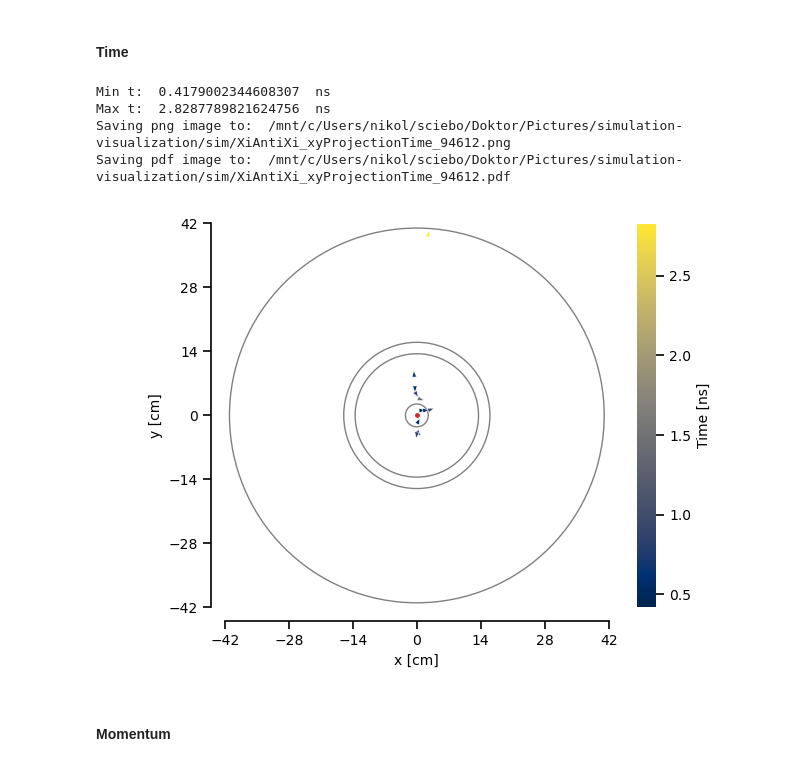
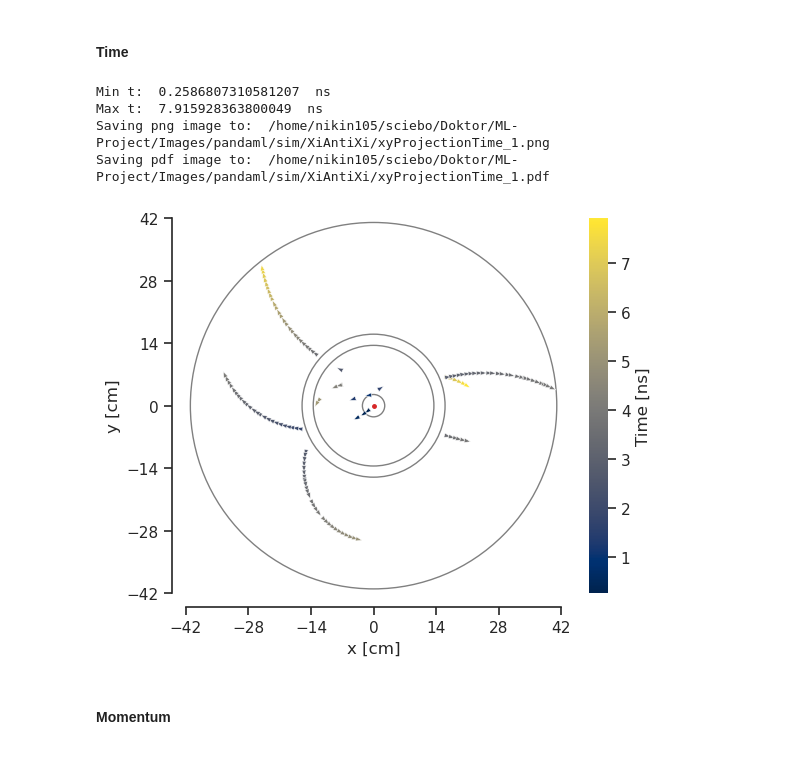
Before and after one commit to fairtrkx/pandaml, a Jupyter notebook: visualization/notebooks/plotSim.ipynb, the cells around one changed output. Saved outputs shown, nothing was run; the diff lists cells and outputs as text; code cells hidden in the pictures.

```diff
--- a/visualization/notebooks/plotSim.ipynb
+++ b/visualization/notebooks/plotSim.ipynb
@@ -47,0 +45,3 @@ Simulation root file:
+# %%
+imagePath = os.getenv("PANDAML_IMAGE_PATH") + "/sim/" + projectName
+print("Images will be saved in", imagePath)
@@ -48,5 +52,5 @@ Simulation root file:
 # %%
-simFile = rootFilePath  + "/" + projectName + "_sim.root"
+simFile = os.getenv("SIM_FILE_PATH")  + "/" + projectName + "/root/" + projectName + "_sim.root"
 print("Input simulation file: ",simFile)
 mcPoint_params = uproot.open(simFile+":pndsim")
 # %% [output]
@@ -357,39 +356,39 @@ plt.ylim(-42, 42)
 x_ticks = np.linspace(-42, 42, num=7)
 y_ticks = np.linspace(-42, 42, num=7)
 ax.set_xticks(x_ticks)
 ax.set_yticks(y_ticks)
 ax.tick_params(length=6,width=1.2)
 
 # Set the aspect ratio to be equal
 plt.gca().set_aspect('equal')
 
 # Add and format the color bar
 cbar = plt.colorbar(label="Time [ns]")
 cbar.outline.set_visible(False)
 cbar.ax.yaxis.set_tick_params(length=6,width=1.2)
 
 ax.spines['top'].set_visible(False)
 ax.spines['right'].set_visible(False)
 ax.spines['left'].set_position(('outward', 10))
 ax.spines['bottom'].set_position(('outward', 10))
 ax.spines['left'].set_linewidth(1.2)
 ax.spines['bottom'].set_linewidth(1.2)
 
 fig.tight_layout()
 
-imgPath = imagePath + "/sim/" + projectName + "_xyProjectionTime_" + str(eventNumber)
+imgPath = imagePath + "/xyProjectionTime_" + str(eventNumber)
 
 print("Saving png image to: ", imgPath+".png")
 plt.savefig(imgPath+".png", dpi=300, bbox_inches='tight')
 
 print("Saving pdf image to: ", imgPath+".pdf")
 plt.savefig(imgPath+".pdf", dpi=300, bbox_inches='tight')
 # %% [output]
-Min t:  0.4179002344608307  ns
-Max t:  2.8287789821624756  ns
-Saving png image to:  /mnt/c/Users/nikol/sciebo/Doktor/Pictures/simulation-visualization/sim/XiAntiXi_xyProjectionTime_94612.png
-Saving pdf image to:  /mnt/c/Users/nikol/sciebo/Doktor/Pictures/simulation-visualization/sim/XiAntiXi_xyProjectionTime_94612.pdf
+Min t:  0.2586807310581207  ns
+Max t:  7.915928363800049  ns
+Saving png image to:  /home/nikin105/sciebo/Doktor/ML-Project/Images/pandaml/sim/XiAntiXi/xyProjectionTime_1.png
+Saving pdf image to:  /home/nikin105/sciebo/Doktor/ML-Project/Images/pandaml/sim/XiAntiXi/xyProjectionTime_1.pdf
-[figure, old version]
+[figure, new version]
 # %% [markdown]
 #### Momentum
 # %%
```
Also changed, not shown: parts of 36 cells of this notebook, 6 other files.
